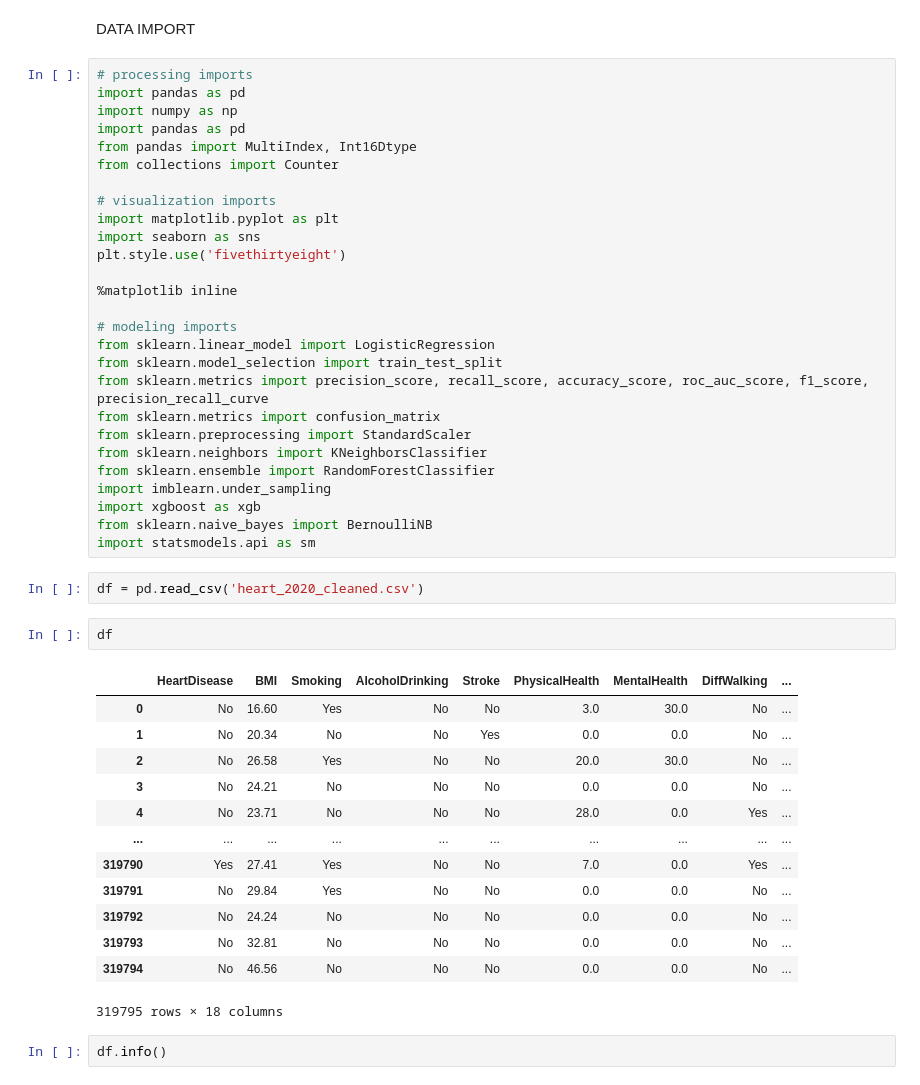
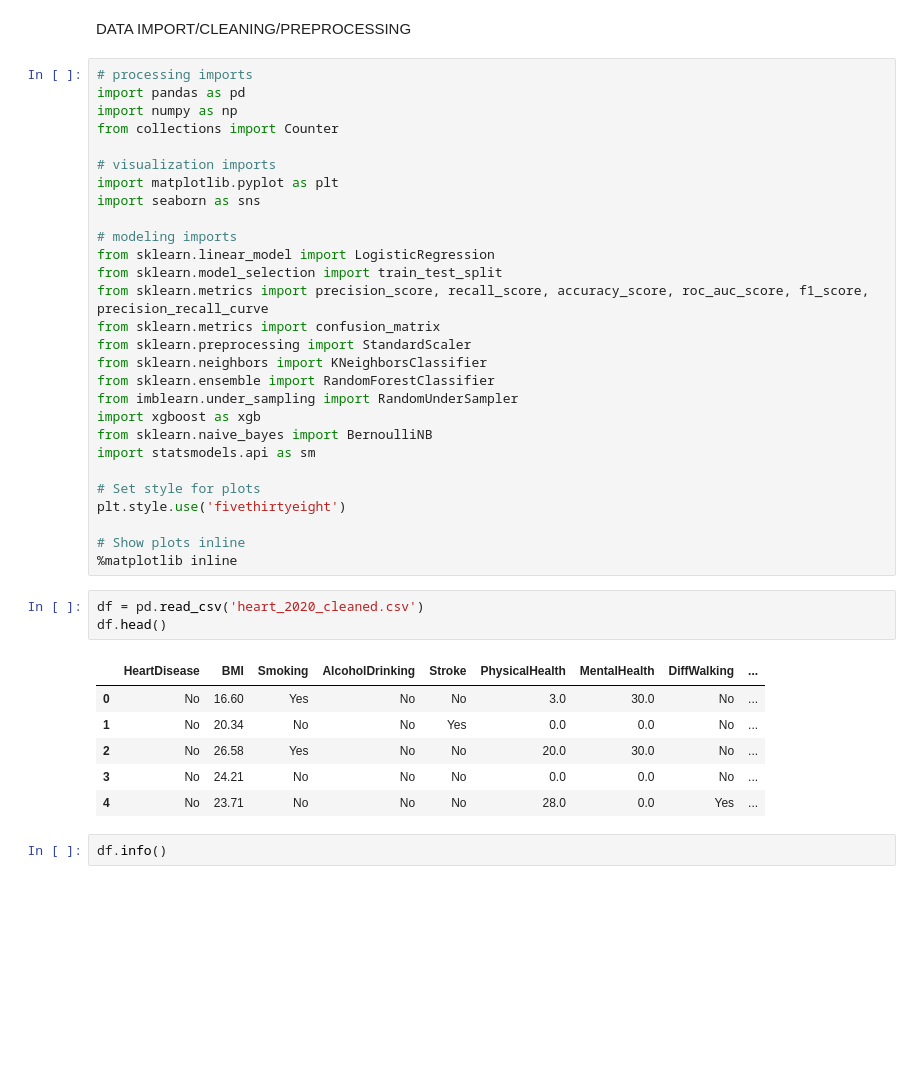
Before and after one commit to Krystkowiakk/Heart-Disease-Patients-Classification, a Jupyter notebook: Krystkowiak_Krystian_Project_4_Classification_on-Heart_Disease_Indicators.ipynb, the cells around one changed output. Cells and saved outputs as stored; diff of their text form; blank space fills up the shorter version.

```diff
--- a/Krystkowiak_Krystian_Project_4_Classification_on-Heart_Disease_Indicators.ipynb
+++ b/Krystkowiak_Krystian_Project_4_Classification_on-Heart_Disease_Indicators.ipynb
@@ -1,19 +8,14 @@
 # %% [markdown]
-DATA IMPORT
+DATA IMPORT/CLEANING/PREPROCESSING
 # %%
 # processing imports
 import pandas as pd
 import numpy as np
-import pandas as pd
-from pandas import MultiIndex, Int16Dtype
 from collections import Counter
 
 # visualization imports
 import matplotlib.pyplot as plt
 import seaborn as sns
-plt.style.use('fivethirtyeight')
-
-%matplotlib inline
 
 # modeling imports
 from sklearn.linear_model import LogisticRegression
@@ -23,28 +25,26 @@ from sklearn.metrics import confusion_matrix
 from sklearn.preprocessing import StandardScaler
 from sklearn.neighbors import KNeighborsClassifier
 from sklearn.ensemble import RandomForestClassifier
-import imblearn.under_sampling
+from imblearn.under_sampling import RandomUnderSampler
 import xgboost as xgb
 from sklearn.naive_bayes import BernoulliNB
 import statsmodels.api as sm
+
+# Set style for plots
+plt.style.use('fivethirtyeight')
+
+# Show plots inline
+%matplotlib inline
 # %%
 df = pd.read_csv('heart_2020_cleaned.csv')
+df.head()
+# %% [output]
+|  | HeartDisease | BMI | Smoking | AlcoholDrinking | Stroke | PhysicalHealth | MentalHealth | DiffWalking | ... |
+| 0 | No | 16.60 | Yes | No | No | 3.0 | 30.0 | No | ... |
+| 1 | No | 20.34 | No | No | Yes | 0.0 | 0.0 | No | ... |
+| 2 | No | 26.58 | Yes | No | No | 20.0 | 30.0 | No | ... |
+| 3 | No | 24.21 | No | No | No | 0.0 | 0.0 | No | ... |
+| 4 | No | 23.71 | No | No | No | 28.0 | 0.0 | Yes | ... |
-# %%
-df
-# %% [output]
-|  | HeartDisease | BMI | Smoking | AlcoholDrinking | Stroke | PhysicalHealth | MentalHealth | DiffWalking | ... |
-| 0 | No | 16.60 | Yes | No | No | 3.0 | 30.0 | No | ... |
-| 1 | No | 20.34 | No | No | Yes | 0.0 | 0.0 | No | ... |
-| 2 | No | 26.58 | Yes | No | No | 20.0 | 30.0 | No | ... |
-| 3 | No | 24.21 | No | No | No | 0.0 | 0.0 | No | ... |
-| 4 | No | 23.71 | No | No | No | 28.0 | 0.0 | Yes | ... |
-| ... | ... | ... | ... | ... | ... | ... | ... | ... | ... |
-| 319790 | Yes | 27.41 | Yes | No | No | 7.0 | 0.0 | Yes | ... |
-| 319791 | No | 29.84 | Yes | No | No | 0.0 | 0.0 | No | ... |
-| 319792 | No | 24.24 | No | No | No | 0.0 | 0.0 | No | ... |
-| 319793 | No | 32.81 | No | No | No | 0.0 | 0.0 | No | ... |
-| 319794 | No | 46.56 | No | No | No | 0.0 | 0.0 | No | ... |
-319795 rows × 18 columns
 # %%
 df.info()
 # %% [output]
```
Also changed, not shown: parts of 3 cells of this notebook.
